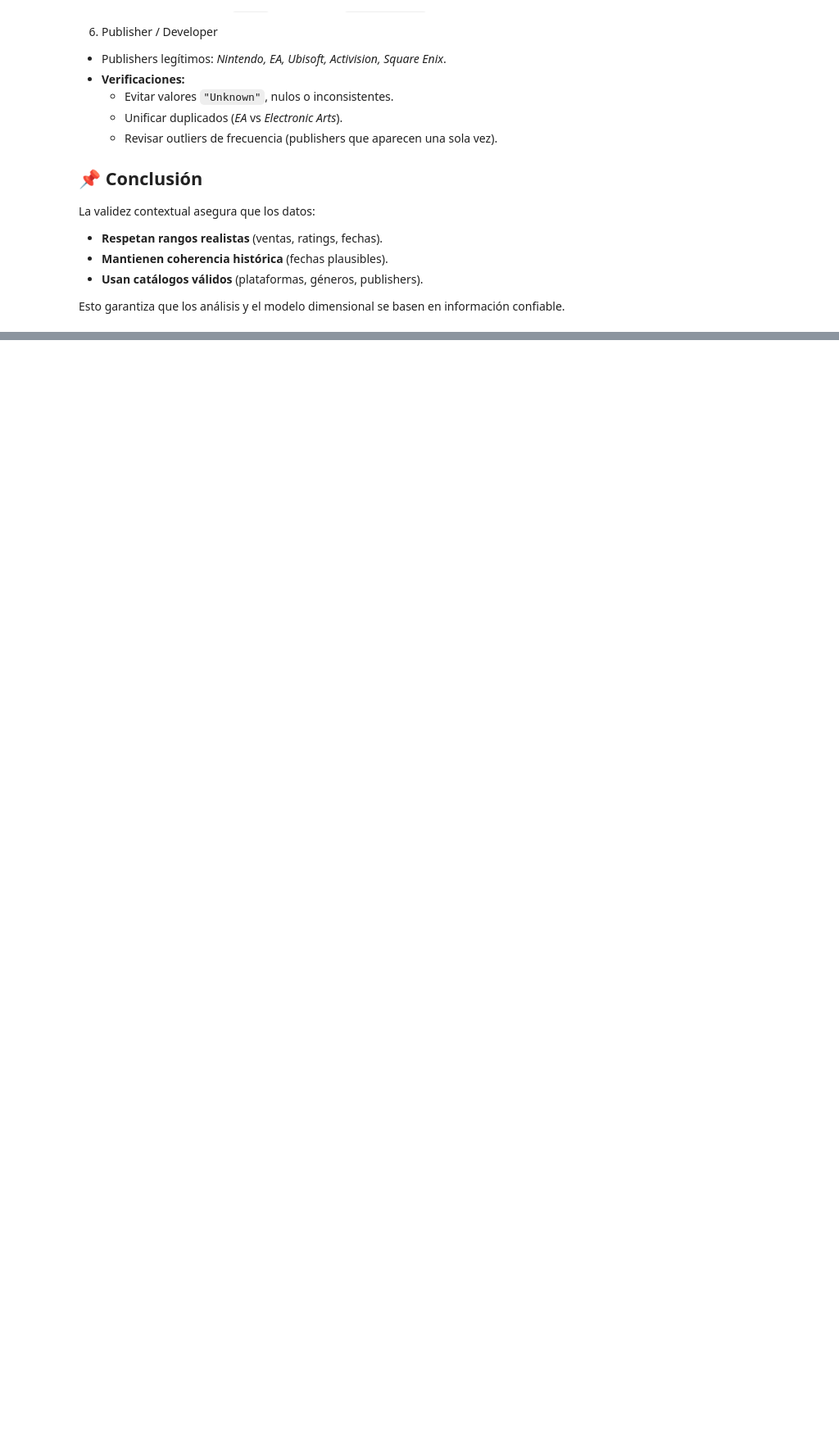
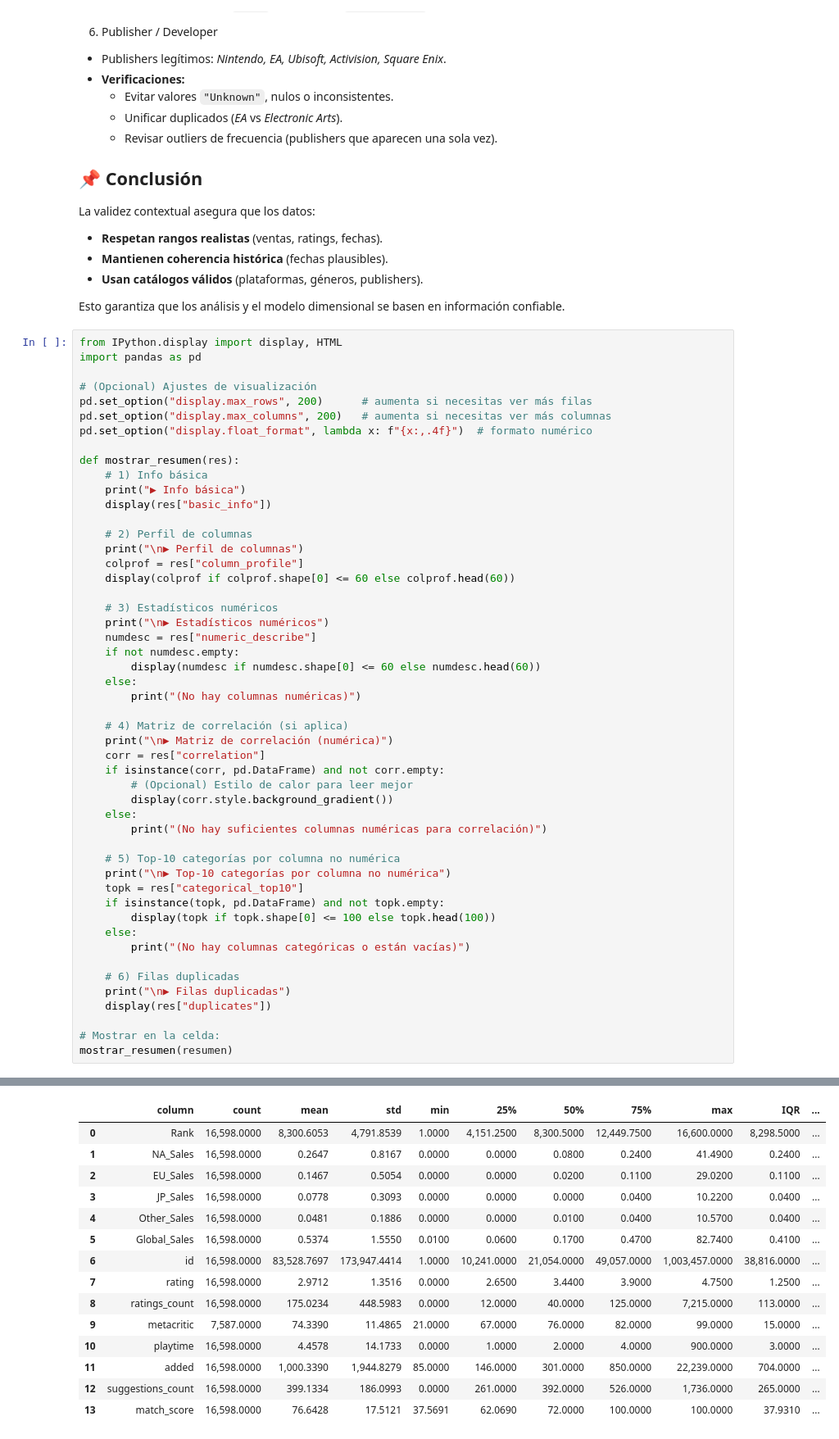
Before and after one commit to Modelado-de-Diseno-de-Datos/Proyecto-1, a Jupyter notebook: ExploracionDatos.ipynb, the cells around one changed output, grey strips where cells are left out. Shown at 82% size. Cells and saved outputs as stored; diff of their text form; blank space fills up the shorter version.

```diff
--- a/ExploracionDatos.ipynb
+++ b/ExploracionDatos.ipynb
@@ -507,3 +507,54 @@ La validez contextual asegura que los datos:
 - **Usan catálogos válidos** (plataformas, géneros, publishers).
 
 Esto garantiza que los análisis y el modelo dimensional se basen en información confiable.
+# %%
+from IPython.display import display, HTML
+import pandas as pd
+
+# (Opcional) Ajustes de visualización
+pd.set_option("display.max_rows", 200)      # aumenta si necesitas ver más filas
+pd.set_option("display.max_columns", 200)   # aumenta si necesitas ver más columnas
+pd.set_option("display.float_format", lambda x: f"{x:,.4f}")  # formato numérico
+
+def mostrar_resumen(res):
+    # 1) Info básica
+    print("▶ Info básica")
+    display(res["basic_info"])
+
+    # 2) Perfil de columnas
+    print("\n▶ Perfil de columnas")
+    colprof = res["column_profile"]
+    display(colprof if colprof.shape[0] <= 60 else colprof.head(60))
+
+    # 3) Estadísticos numéricos
+    print("\n▶ Estadísticos numéricos")
+    numdesc = res["numeric_describe"]
+    if not numdesc.empty:
+        display(numdesc if numdesc.shape[0] <= 60 else numdesc.head(60))
+    else:
+        print("(No hay columnas numéricas)")
+
+    # 4) Matriz de correlación (si aplica)
+    print("\n▶ Matriz de correlación (numérica)")
+    corr = res["correlation"]
+    if isinstance(corr, pd.DataFrame) and not corr.empty:
+        # (Opcional) Estilo de calor para leer mejor
+        display(corr.style.background_gradient())
+    else:
+        print("(No hay suficientes columnas numéricas para correlación)")
+
+    # 5) Top-10 categorías por columna no numérica
+    print("\n▶ Top-10 categorías por columna no numérica")
+    topk = res["categorical_top10"]
+    if isinstance(topk, pd.DataFrame) and not topk.empty:
+        display(topk if topk.shape[0] <= 100 else topk.head(100))
+    else:
+        print("(No hay columnas categóricas o están vacías)")
+
+    # 6) Filas duplicadas
+    print("\n▶ Filas duplicadas")
+    display(res["duplicates"])
+
+# Mostrar en la celda:
+mostrar_resumen(resumen)
+# %% [output]
@@ -509,0 +583,15 @@ Esto garantiza que los análisis y el modelo dimensional se basen en informació
+|  | column | count | mean | std | min | 25% | 50% | 75% | max | IQR | ... |
+| 0 | Rank | 16,598.0000 | 8,300.6053 | 4,791.8539 | 1.0000 | 4,151.2500 | 8,300.5000 | 12,449.7500 | 16,600.0000 | 8,298.5000 | ... |
+| 1 | NA_Sales | 16,598.0000 | 0.2647 | 0.8167 | 0.0000 | 0.0000 | 0.0800 | 0.2400 | 41.4900 | 0.2400 | ... |
+| 2 | EU_Sales | 16,598.0000 | 0.1467 | 0.5054 | 0.0000 | 0.0000 | 0.0200 | 0.1100 | 29.0200 | 0.1100 | ... |
+| 3 | JP_Sales | 16,598.0000 | 0.0778 | 0.3093 | 0.0000 | 0.0000 | 0.0000 | 0.0400 | 10.2200 | 0.0400 | ... |
+| 4 | Other_Sales | 16,598.0000 | 0.0481 | 0.1886 | 0.0000 | 0.0000 | 0.0100 | 0.0400 | 10.5700 | 0.0400 | ... |
+| 5 | Global_Sales | 16,598.0000 | 0.5374 | 1.5550 | 0.0100 | 0.0600 | 0.1700 | 0.4700 | 82.7400 | 0.4100 | ... |
+| 6 | id | 16,598.0000 | 83,528.7697 | 173,947.4414 | 1.0000 | 10,241.0000 | 21,054.0000 | 49,057.0000 | 1,003,457.0000 | 38,816.0000 | ... |
+| 7 | rating | 16,598.0000 | 2.9712 | 1.3516 | 0.0000 | 2.6500 | 3.4400 | 3.9000 | 4.7500 | 1.2500 | ... |
+| 8 | ratings_count | 16,598.0000 | 175.0234 | 448.5983 | 0.0000 | 12.0000 | 40.0000 | 125.0000 | 7,215.0000 | 113.0000 | ... |
+| 9 | metacritic | 7,587.0000 | 74.3390 | 11.4865 | 21.0000 | 67.0000 | 76.0000 | 82.0000 | 99.0000 | 15.0000 | ... |
+| 10 | playtime | 16,598.0000 | 4.4578 | 14.1733 | 0.0000 | 1.0000 | 2.0000 | 4.0000 | 900.0000 | 3.0000 | ... |
+| 11 | added | 16,598.0000 | 1,000.3390 | 1,944.8279 | 85.0000 | 146.0000 | 301.0000 | 850.0000 | 22,239.0000 | 704.0000 | ... |
+| 12 | suggestions_count | 16,598.0000 | 399.1334 | 186.0993 | 0.0000 | 261.0000 | 392.0000 | 526.0000 | 1,736.0000 | 265.0000 | ... |
+| 13 | match_score | 16,598.0000 | 76.6428 | 17.5121 | 37.5691 | 62.0690 | 72.0000 | 100.0000 | 100.0000 | 37.9310 | ... |
```
Also changed, not shown: parts of 2 cells of this notebook, 1 other file.
